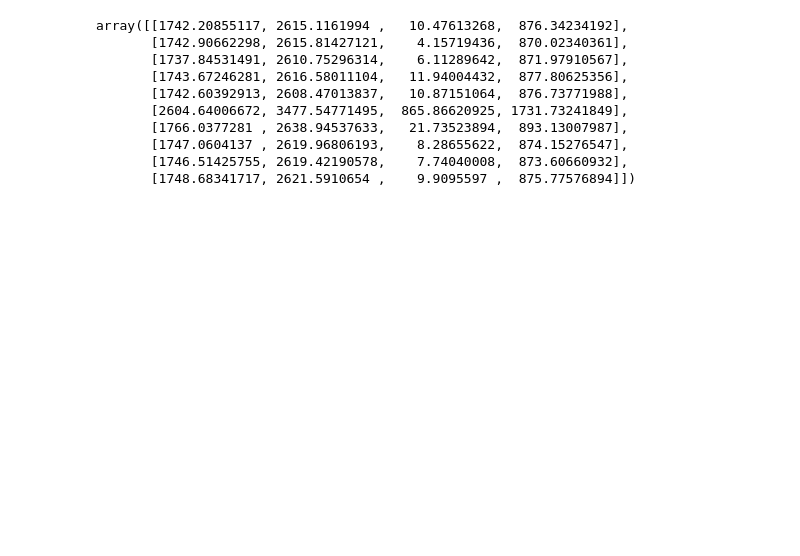
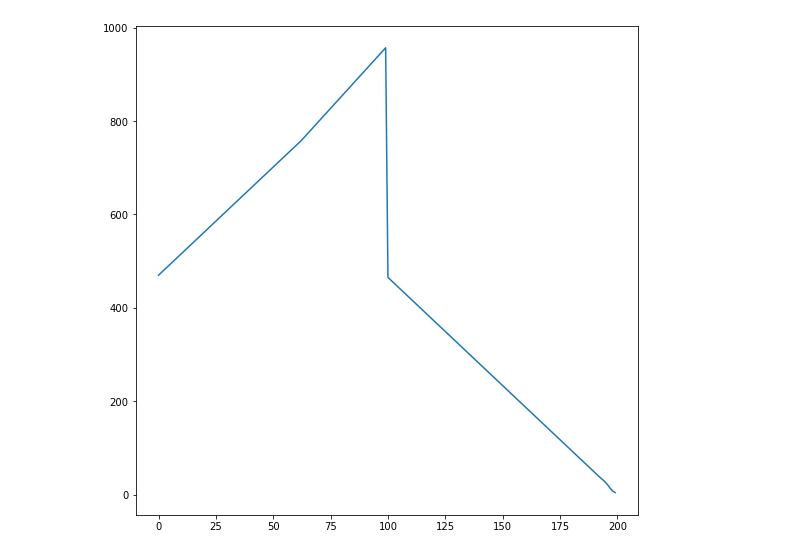
Before and after one commit to estevanmendes/Algoritmo-genetico-aplicado-ao-problema-do-caixeiro-viajante, a Jupyter notebook: testador.ipynb, the cells around one changed output. Saved outputs shown, nothing was run; the diff lists cells and outputs as text; code cells hidden in the pictures; blank space fills up the shorter version.

Commit message:
mudanças no código, inicio funcao graph e melhora na função run

```diff
--- a/testador.ipynb
+++ b/testador.ipynb
@@ -3,16 +4,8 @@ from ga import Genetic_algorithm,Crossover
 # %%
-teste=Crossover(number_of_city=100,population_size=10,generations=2)
+teste=Crossover(number_of_city=40,generations=1000,population_size=40)
 # %%
-teste.run(crossover_function=teste.SCRX,first_round=False)
-teste.fitness_history
+teste.run(first_round=False,crossover_function=teste.SCRX)
-# %% [output]
-array([[1742.20855117, 2615.1161994 ,   10.47613268,  876.34234192],
-       [1742.90662298, 2615.81427121,    4.15719436,  870.02340361],
-       [1737.84531491, 2610.75296314,    6.11289642,  871.97910567],
-       [1743.67246281, 2616.58011104,   11.94004432,  877.80625356],
-       [1742.60392913, 2608.47013837,   10.87151064,  876.73771988],
-       [2604.64006672, 3477.54771495,  865.86620925, 1731.73241849],
-       [1766.0377281 , 2638.94537633,   21.73523894,  893.13007987],
-       [1747.0604137 , 2619.96806193,    8.28655622,  874.15276547],
-       [1746.51425755, 2619.42190578,    7.74040008,  873.60660932],
-       [1748.68341717, 2621.5910654 ,    9.9095597 ,  875.77576894]])
+# %%
+teste.graph()
+# %% [output]
+[figure, added]
```
Also changed, not shown: parts of 1 cell of this notebook, 1 other file.
